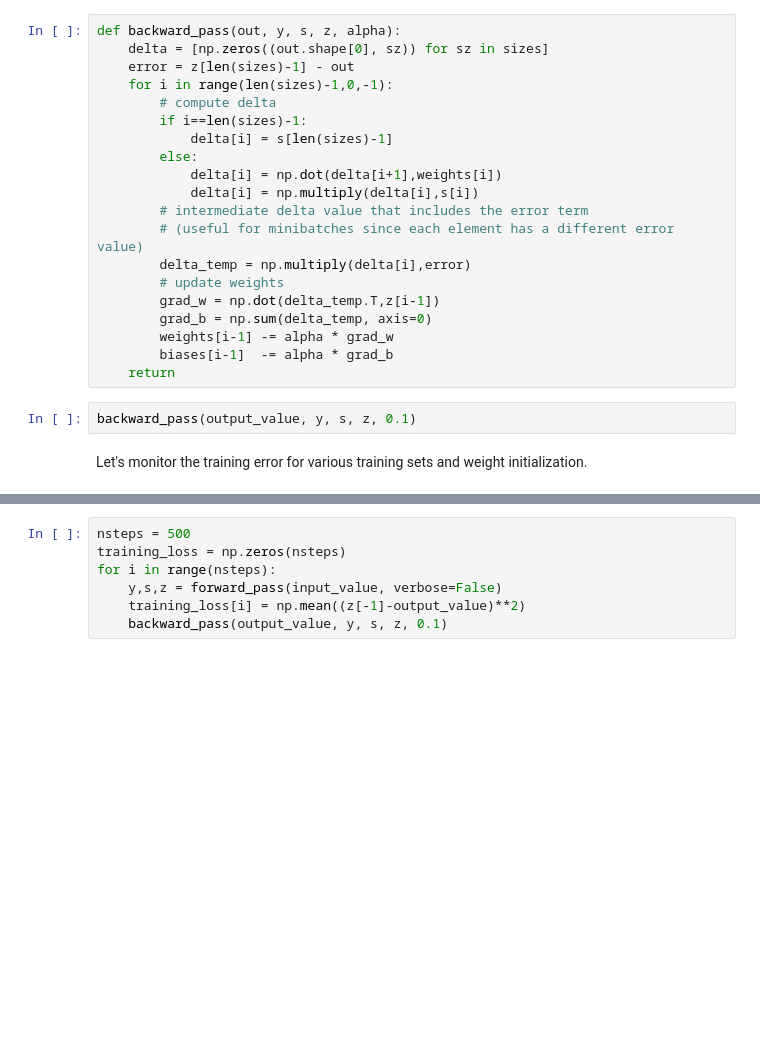
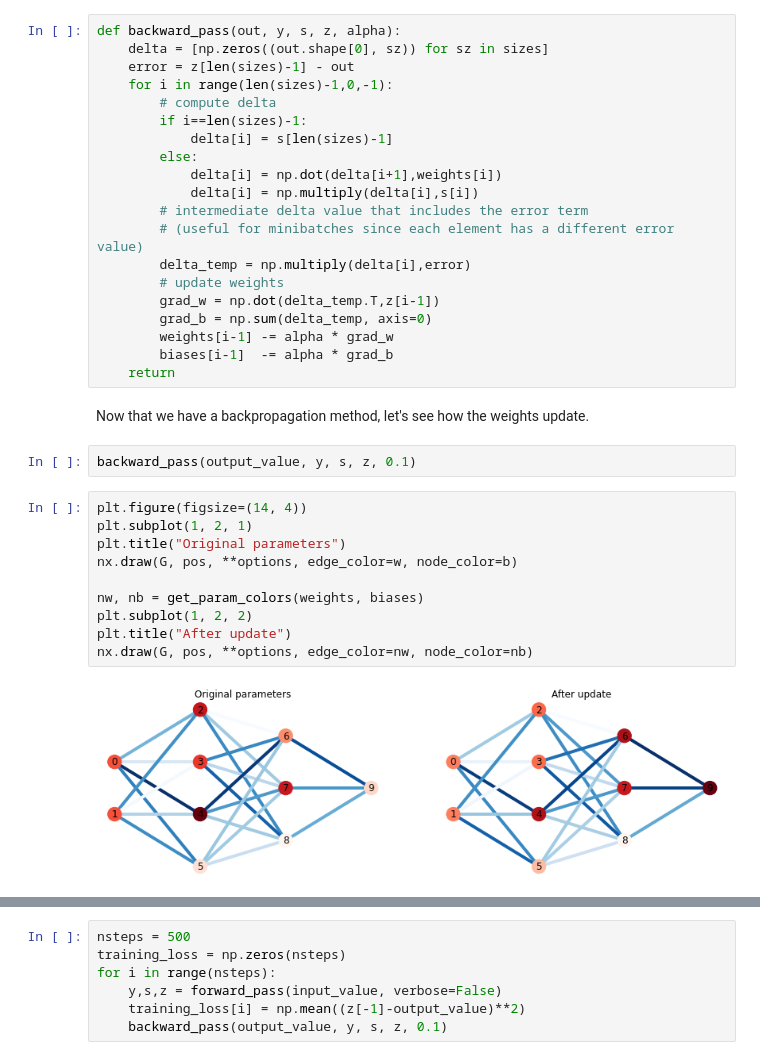
Before and after one commit to d9w/deep-learning-intro, a Jupyter notebook: 2. Training ANNs.ipynb, the cells around one changed output, grey strips where cells are left out. Cells and saved outputs as stored; diff of their text form; blank space fills up the shorter version.

```diff
--- a/2. Training ANNs.ipynb
+++ b/2. Training ANNs.ipynb
@@ -391,7 +294,19 @@ def backward_pass(out, y, s, z, alpha):
         weights[i-1] -= alpha * grad_w
         biases[i-1]  -= alpha * grad_b
     return
+# %% [markdown]
+Now that we have a backpropagation method, let's see how the weights update.
 # %%
 backward_pass(output_value, y, s, z, 0.1)
-# %% [markdown]
-Let's monitor the training error for various training sets and weight initialization.
+# %%
+plt.figure(figsize=(14, 4))
+plt.subplot(1, 2, 1)
+plt.title("Original parameters")
+nx.draw(G, pos, **options, edge_color=w, node_color=b)
+
+nw, nb = get_param_colors(weights, biases)
+plt.subplot(1, 2, 2)
+plt.title("After update")
+nx.draw(G, pos, **options, edge_color=nw, node_color=nb)
+# %% [output]
+[figure, added]
```
Also changed, not shown: parts of 90 cells of this notebook, 3 other files.
